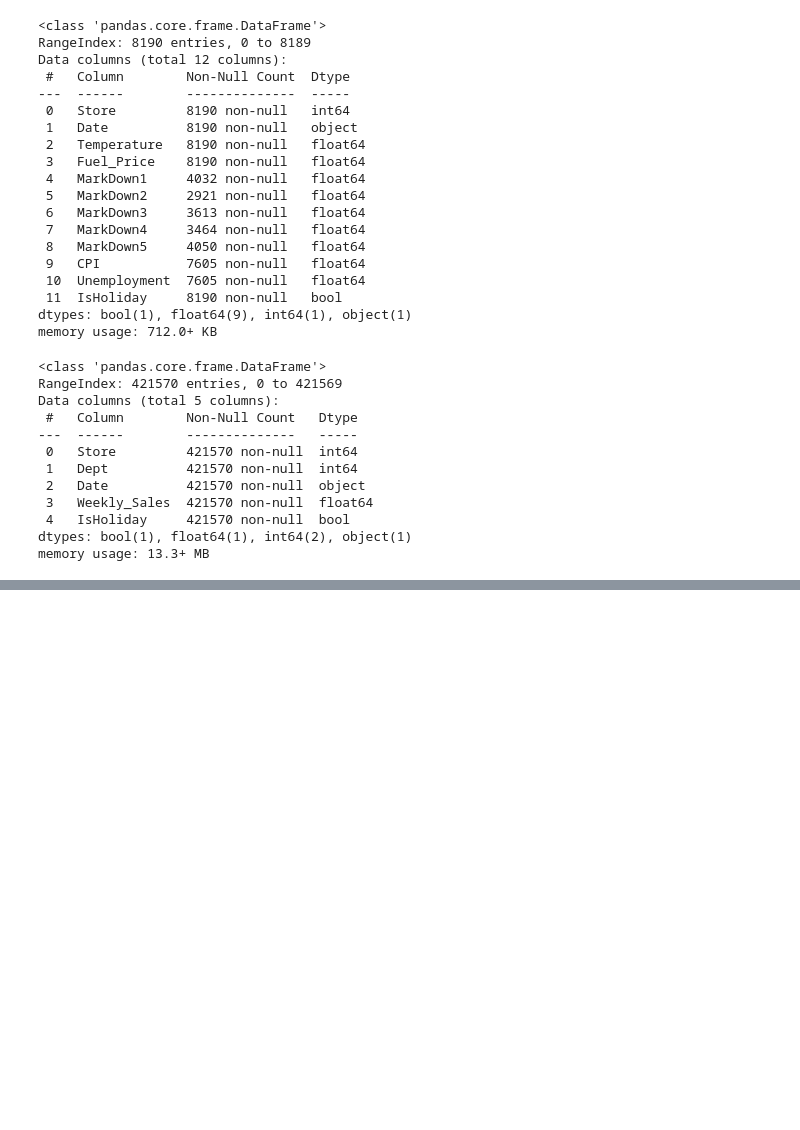
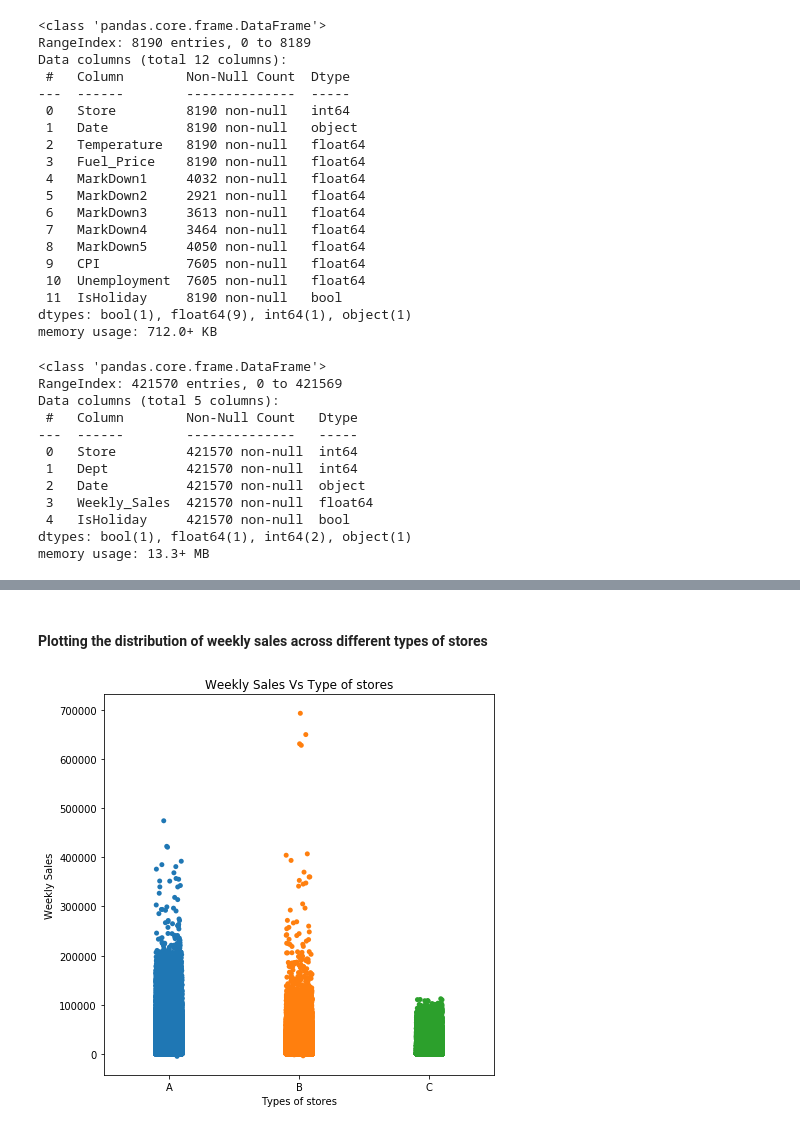
Before and after one commit to GeethaJoseph/Springboard-Datascience-Bootcamp, a Jupyter notebook: Capstone Project 2/Data_cleaning.ipynb, the cells around one changed output, grey strips where cells are left out. Cells and saved outputs as stored; diff of their text form; code cells hidden in the pictures; blank space fills up the shorter version.

```diff
--- a/Capstone Project 2/Data_cleaning.ipynb
+++ b/Capstone Project 2/Data_cleaning.ipynb
@@ -111,0 +128,12 @@ Name: Weekly_Sales, dtype: float64
+# %% [markdown]
+#### Plotting  the distribution of weekly sales across different types of stores
+# %%
+plt.figure(figsize=(7,7))
+sns.stripplot(x='Type', y='Weekly_Sales', data=df)
+plt.ylabel('Weekly Sales')
+plt.xlabel('Types of stores')
+plt.title("Weekly Sales Vs Type of stores")
+#plt.ylim((0,100000))55
+plt.show()
+# %% [output]
+[figure, added]
```
Also changed, not shown: parts of 26 cells of this notebook.
